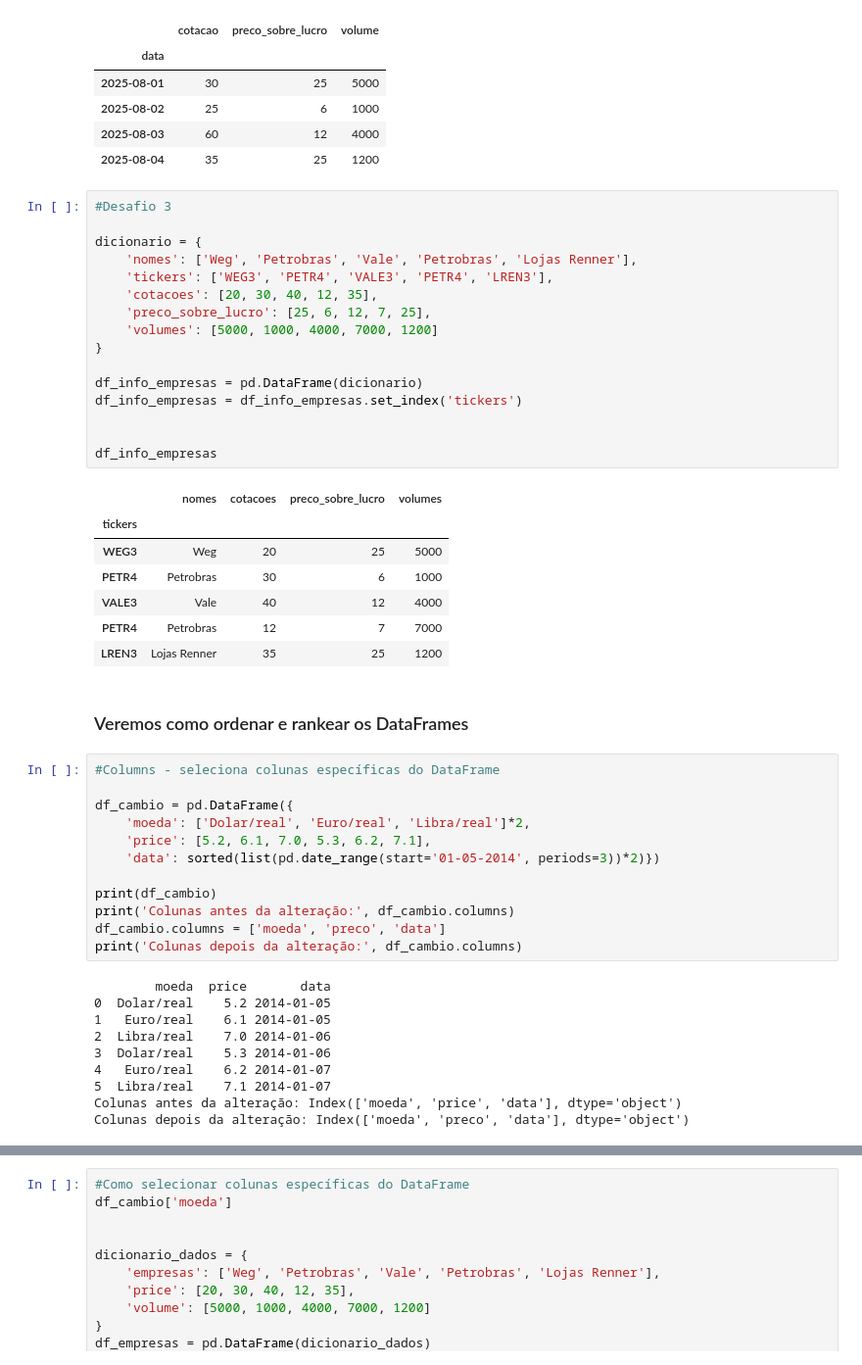
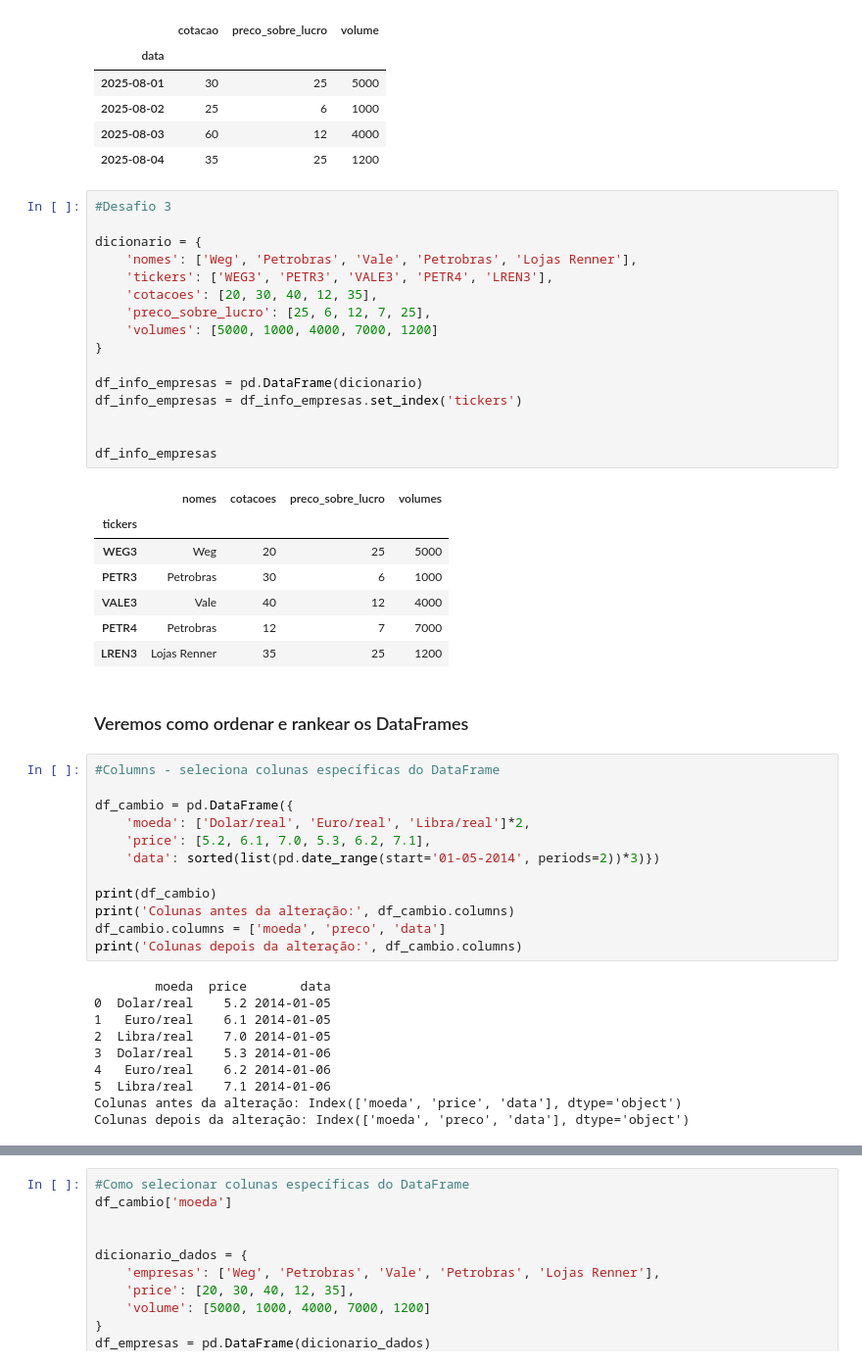
Before and after one commit to Jgonsan/Python, a Jupyter notebook: Pandas.ipynb, the cells around one changed output, grey strips where cells are left out. Shown at 98% size. Cells and saved outputs as stored; diff of their text form.

```diff
--- a/Pandas.ipynb
+++ b/Pandas.ipynb
@@ -289,24 +289,24 @@ df_carteira
 # %%
 #Desafio 3
 
 dicionario = {
     'nomes': ['Weg', 'Petrobras', 'Vale', 'Petrobras', 'Lojas Renner'],
-    'tickers': ['WEG3', 'PETR4', 'VALE3', 'PETR4', 'LREN3'],
+    'tickers': ['WEG3', 'PETR3', 'VALE3', 'PETR4', 'LREN3'],
     'cotacoes': [20, 30, 40, 12, 35],
     'preco_sobre_lucro': [25, 6, 12, 7, 25],
     'volumes': [5000, 1000, 4000, 7000, 1200]
 }
 
 df_info_empresas = pd.DataFrame(dicionario)
 df_info_empresas = df_info_empresas.set_index('tickers')
 
 
 df_info_empresas
 # %% [output]
 |  | nomes | cotacoes | preco_sobre_lucro | volumes |
 | tickers |  |  |  |  |
 | WEG3 | Weg | 20 | 25 | 5000 |
-| PETR4 | Petrobras | 30 | 6 | 1000 |
+| PETR3 | Petrobras | 30 | 6 | 1000 |
 | VALE3 | Vale | 40 | 12 | 4000 |
 | PETR4 | Petrobras | 12 | 7 | 7000 |
 | LREN3 | Lojas Renner | 35 | 25 | 1200 |
@@ -318,7 +318,7 @@ df_info_empresas
 df_cambio = pd.DataFrame({
     'moeda': ['Dolar/real', 'Euro/real', 'Libra/real']*2,
     'price': [5.2, 6.1, 7.0, 5.3, 6.2, 7.1],
-    'data': sorted(list(pd.date_range(start='01-05-2014', periods=3))*2)})
+    'data': sorted(list(pd.date_range(start='01-05-2014', periods=2))*3)})
 
 print(df_cambio)
 print('Colunas antes da alteração:', df_cambio.columns)
@@ -328,9 +328,9 @@ print('Colunas depois da alteração:', df_cambio.columns)
         moeda  price       data
 0  Dolar/real    5.2 2014-01-05
 1   Euro/real    6.1 2014-01-05
-2  Libra/real    7.0 2014-01-06
+2  Libra/real    7.0 2014-01-05
 3  Dolar/real    5.3 2014-01-06
-4   Euro/real    6.2 2014-01-07
-5  Libra/real    7.1 2014-01-07
+4   Euro/real    6.2 2014-01-06
+5  Libra/real    7.1 2014-01-06
 Colunas antes da alteração: Index(['moeda', 'price', 'data'], dtype='object')
 Colunas depois da alteração: Index(['moeda', 'preco', 'data'], dtype='object')
```
Also changed, not shown: parts of 15 cells of this notebook.
